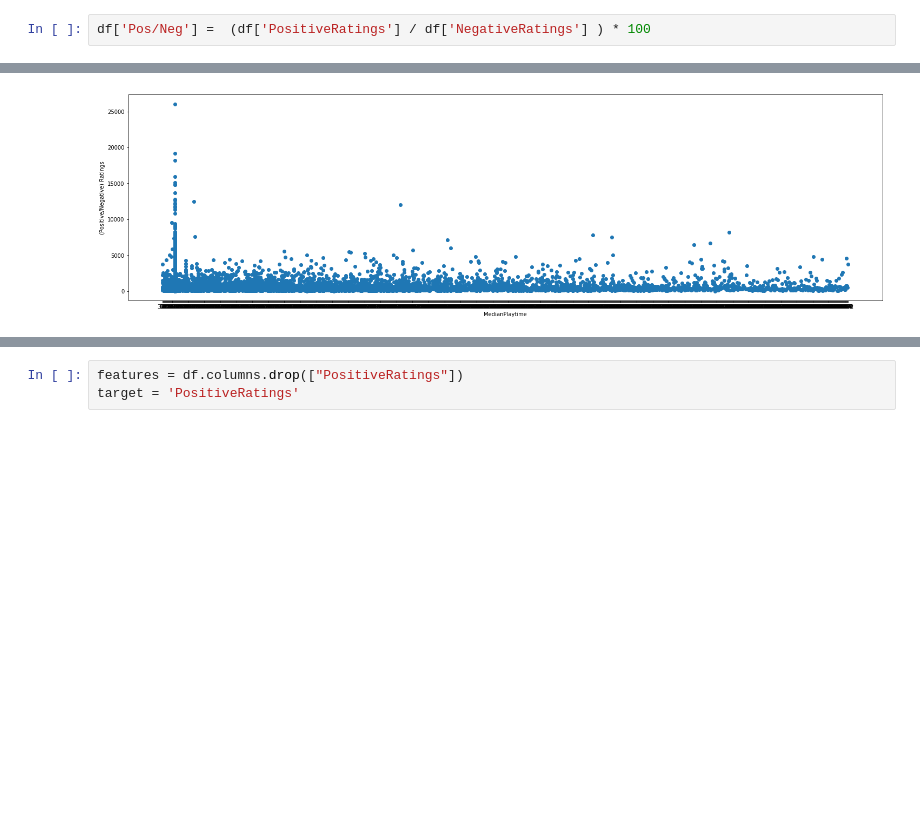
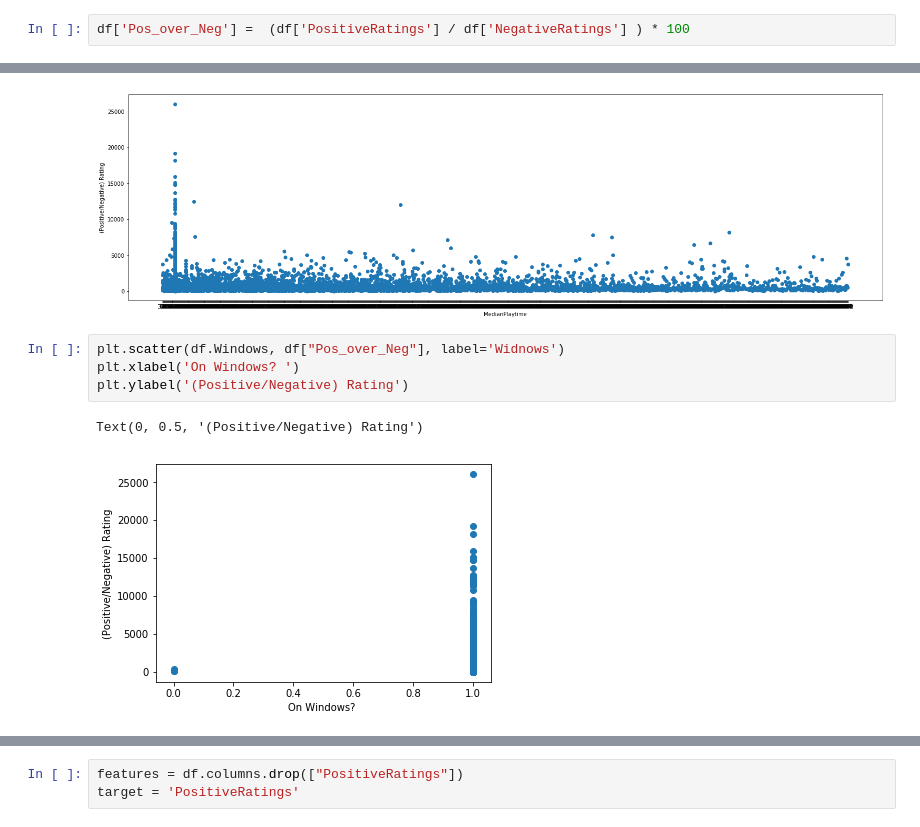
Before and after one commit to acpedersen/Project-2---Steam-Game-Rating-Predictions, a Jupyter notebook: SteamGames.ipynb, the cells around one changed output, grey strips where cells are left out. Cells and saved outputs as stored; diff of their text form; blank space fills up the shorter version.

```diff
--- a/SteamGames.ipynb
+++ b/SteamGames.ipynb
@@ -57,7 +57,7 @@ df["AveragePlaytime"] = initialDf["average_playtime"].apply(lambda x: str(x))
 df["LowerOwners"] = initialDf["owners"].apply(lambda x: int(x[:x.find("-")]))
 df["UpperOwners"] = initialDf["owners"].apply(lambda x: int(x[x.find("-")+1:]))
 # %%
-df['Pos/Neg'] =  (df['PositiveRatings'] / df['NegativeRatings'] ) * 100
+df['Pos_over_Neg'] =  (df['PositiveRatings'] / df['NegativeRatings'] ) * 100
 # %%
 df.head()
 # %% [output]
@@ -107,3 +107,10 @@ pos_neg("AveragePlaytime")
 pos_neg("MedianPlaytime")
 # %% [output]
 [figure]
+# %%
+plt.scatter(df.Windows, df["Pos_over_Neg"], label='Widnows')
+plt.xlabel('On Windows? ')
+plt.ylabel('(Positive/Negative) Rating')
+# %% [output]
+Text(0, 0.5, '(Positive/Negative) Rating')
+[figure, added]
```
Also changed, not shown: parts of 3 cells of this notebook.
